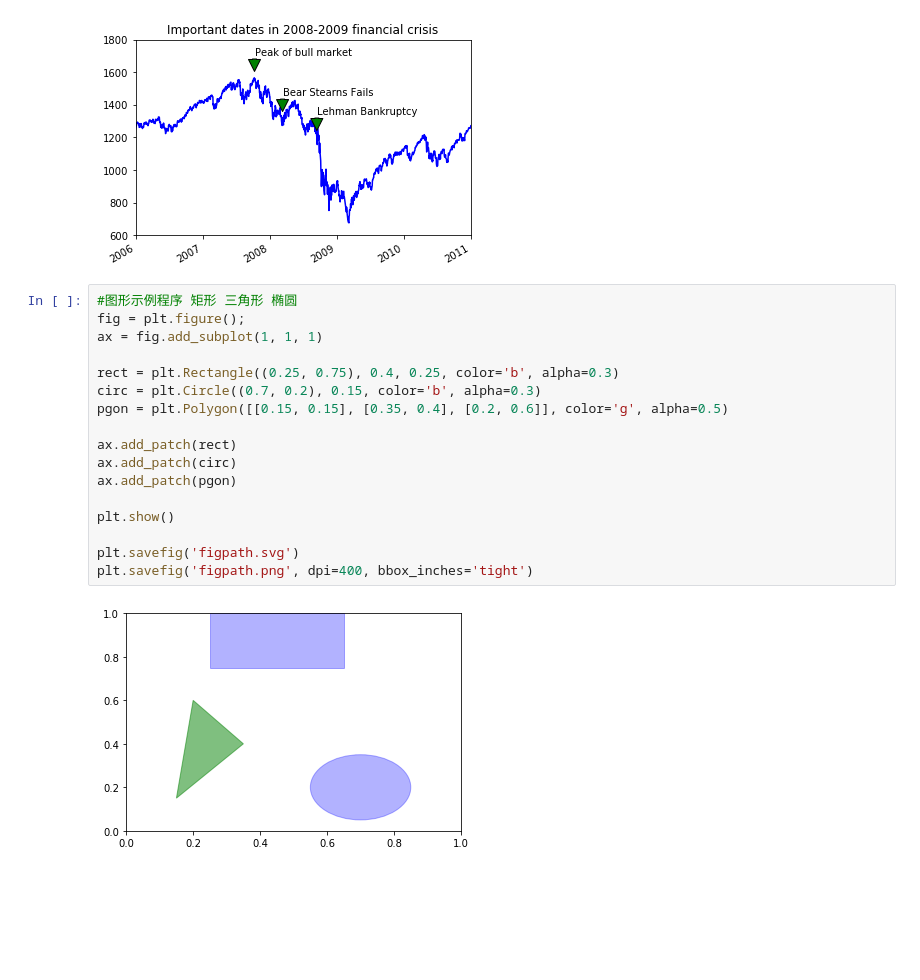
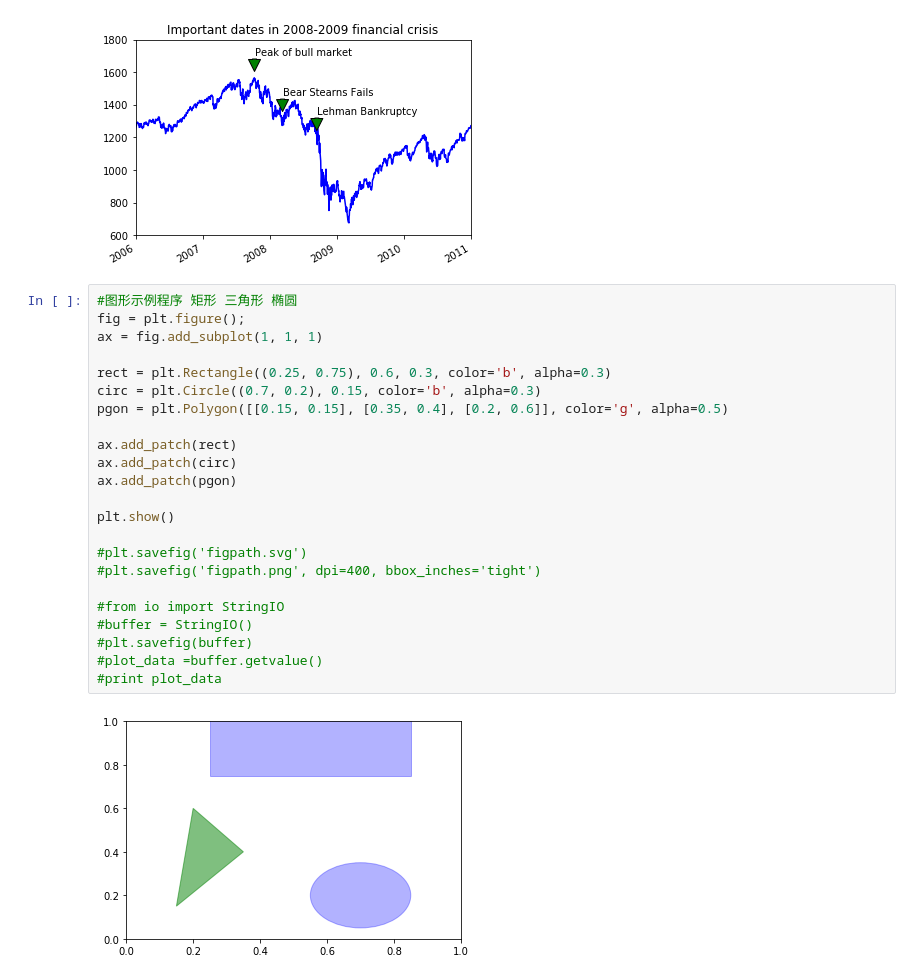
Before and after one commit to hjzheng818/python-study, a Jupyter notebook: Python_For_Data_Analysis_ch08.ipynb, the cells around one changed output. Saved outputs shown, nothing was run; the diff lists cells and outputs as text; blank space fills up the shorter version.

```diff
--- a/Python_For_Data_Analysis_ch08.ipynb
+++ b/Python_For_Data_Analysis_ch08.ipynb
@@ -115,19 +115,25 @@ plt.show()
 # %%
 #图形示例程序 矩形 三角形 椭圆
 fig = plt.figure();
 ax = fig.add_subplot(1, 1, 1)
 
-rect = plt.Rectangle((0.25, 0.75), 0.4, 0.25, color='b', alpha=0.3)
+rect = plt.Rectangle((0.25, 0.75), 0.6, 0.3, color='b', alpha=0.3)
 circ = plt.Circle((0.7, 0.2), 0.15, color='b', alpha=0.3)
 pgon = plt.Polygon([[0.15, 0.15], [0.35, 0.4], [0.2, 0.6]], color='g', alpha=0.5)
 
 ax.add_patch(rect)
 ax.add_patch(circ)
 ax.add_patch(pgon)
 
 plt.show()
 
-plt.savefig('figpath.svg')
-plt.savefig('figpath.png', dpi=400, bbox_inches='tight')
+#plt.savefig('figpath.svg')
+#plt.savefig('figpath.png', dpi=400, bbox_inches='tight')
+
+#from io import StringIO
+#buffer = StringIO()
+#plt.savefig(buffer)
+#plot_data =buffer.getvalue()
+#print plot_data
 # %% [output]
-[figure, old version]
+[figure, new version]
```
Also changed, not shown: parts of 1 cell of this notebook.
